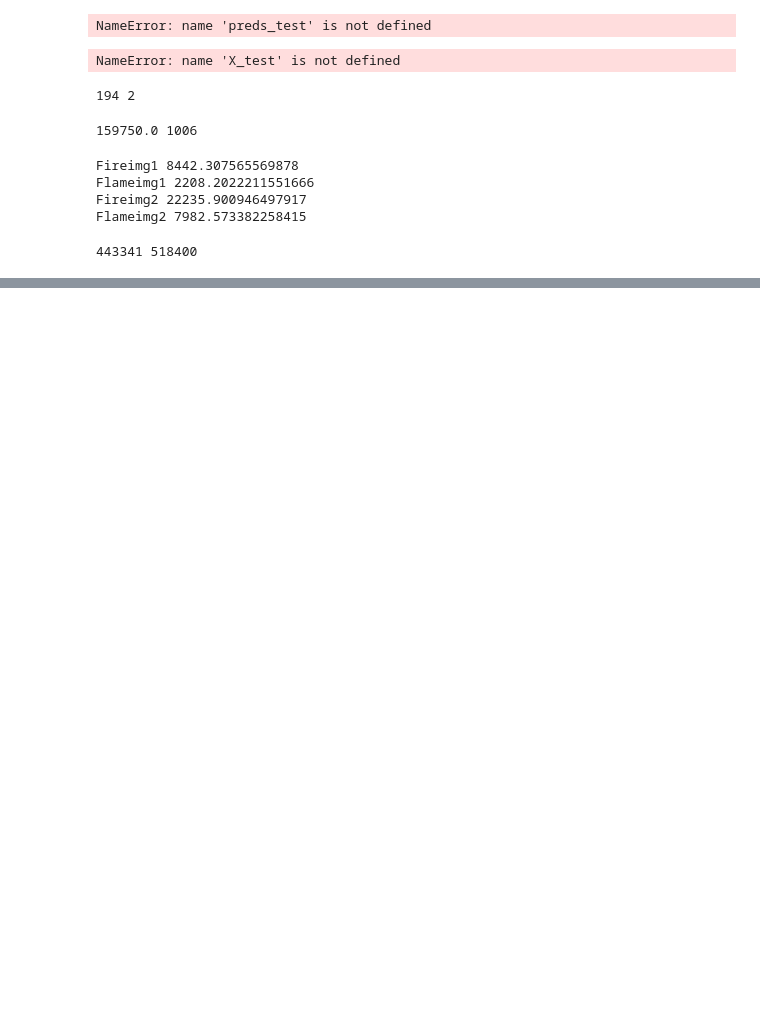
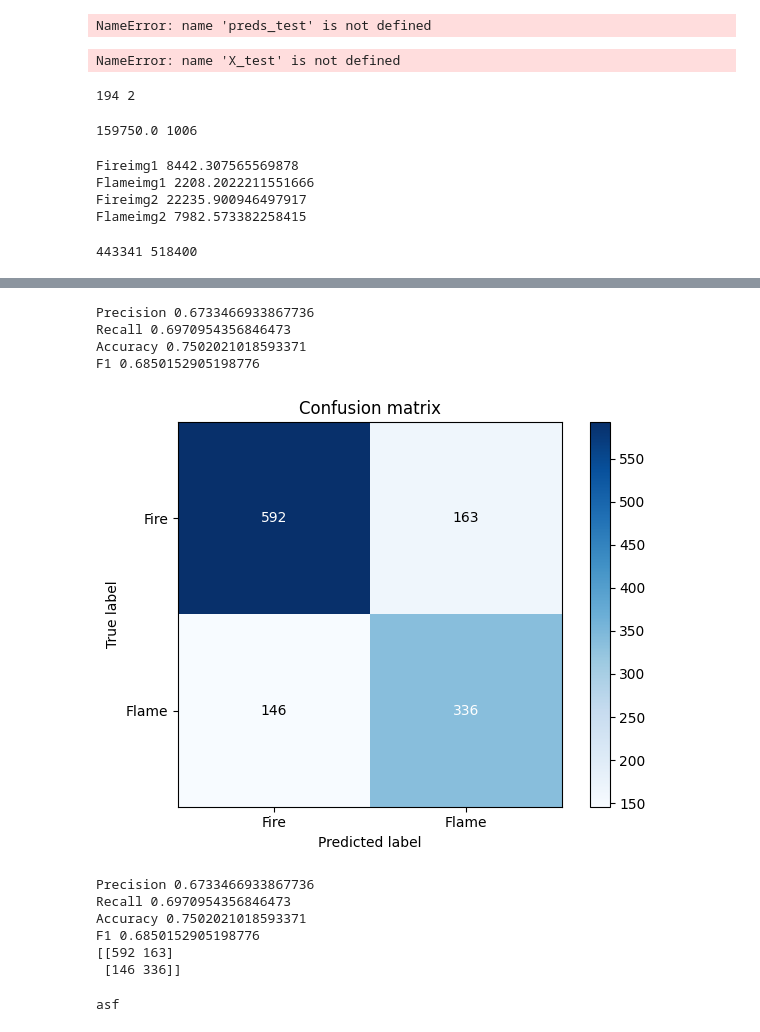
Before and after one commit to Ingenious-c0der/FireClassifier, a Jupyter notebook: logical_classifier/test2.ipynb, the cells around one changed output, grey strips where cells are left out. Drawn from its saved outputs; the diff is of its cells as text; code cells hidden in the pictures; blank space fills up the shorter version.

```diff
--- a/logical_classifier/test2.ipynb
+++ b/logical_classifier/test2.ipynb
@@ -402,0 +342,3 @@ for img in non_masked_images:
+# %%
+flame = np.load('Flame.npz')['arr_0']
+fire = np.load('Fire.npz')['arr_0']
@@ -402,0 +369,70 @@ for img in non_masked_images:
+# %%
+#if predicting flame is 1
+f1_score = 0
+
+
+
+TP = np.sum(flame < 11307)
+TN = np.sum(fire > 11307)
+
+FN = np.sum(flame > 11307)
+FP = np.sum(fire < 11307)
+P=(TP/(TP+FP))
+R=(TP/(TP+FN))
+f1 = (2*(P*R))/(P+R)
+
+
+
+print('Precision',(TP/(TP+FP)))
+print('Recall',(TP/(TP+FN)))
+print('Accuracy',((TP+TN)/(TP+TN+FP+FN)))
+print('F1',f1)
+# %% [output]
+Precision 0.6733466933867736
+Recall 0.6970954356846473
+Accuracy 0.7502021018593371
+F1 0.6850152905198776
+# %%
+cm = np.array([[TN, FP], [FN, TP]])
+
+# Define class labels
+class_names = ['Fire', 'Flame']
+
+# Plot confusion matrix as heatmap
+fig, ax = plt.subplots()
+im = ax.imshow(cm, interpolation='nearest', cmap=plt.cm.Blues)
+ax.figure.colorbar(im, ax=ax)
+ax.set(xticks=np.arange(cm.shape[1]),
+       yticks=np.arange(cm.shape[0]),
+       xticklabels=class_names, yticklabels=class_names,
+       title='Confusion matrix',
+       ylabel='True label',
+       xlabel='Predicted label')
+
+# Add labels to heatmap cells
+thresh = cm.max() / 2.
+for i in range(cm.shape[0]):
+    for j in range(cm.shape[1]):
+        ax.text(j, i, format(cm[i, j], 'd'),
+                ha="center", va="center",
+                color="white" if cm[i, j] > thresh else "black")
+
+fig.tight_layout()
+plt.show()
+print('Precision',(TP/(TP+FP)))
+print('Recall',(TP/(TP+FN)))
+print('Accuracy',((TP+TN)/(TP+TN+FP+FN)))
+print('F1',f1)
+print(cm)
+# %% [output]
+[figure, added]
+Precision 0.6733466933867736
+Recall 0.6970954356846473
+Accuracy 0.7502021018593371
+F1 0.6850152905198776
+[[592 163]
+ [146 336]]
+# %%
+print('asf')
+# %% [output]
+asf
```
Also changed, not shown: parts of 6 cells of this notebook, 2 other files.
